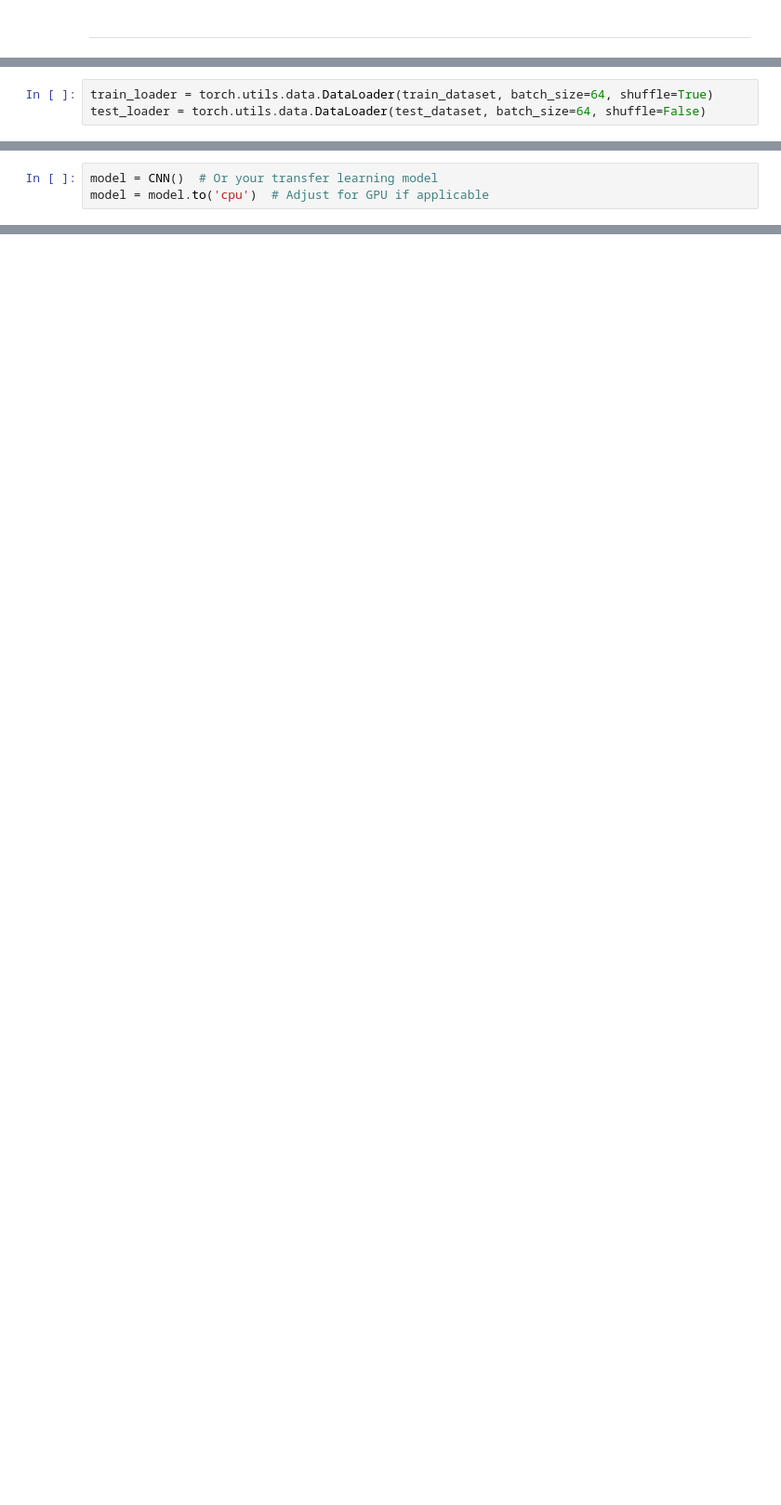
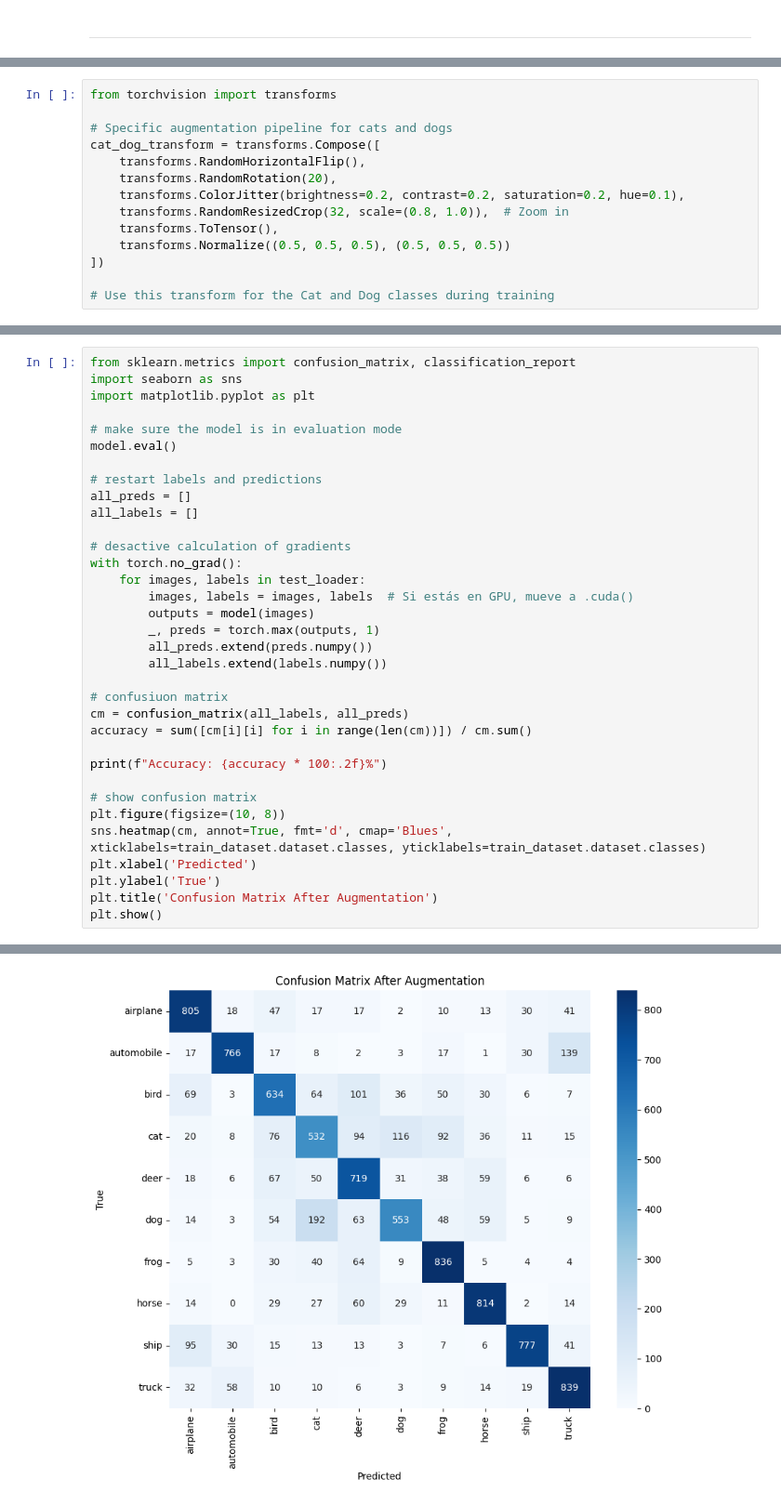
Before and after one commit to eagbdesign/Project-CNN---G3, a Jupyter notebook: Main.ipynb, the cells around one changed output, grey strips where cells are left out. Shown at 93% size. Cells and saved outputs as stored; diff of their text form; blank space fills up the shorter version.

```diff
--- a/Main.ipynb
+++ b/Main.ipynb
@@ -357,3 +295,0 @@ The data loader doesn’t require clearing if you’re using the same dataset. H
-# %%
-train_loader = torch.utils.data.DataLoader(train_dataset, batch_size=64, shuffle=True)
-test_loader = torch.utils.data.DataLoader(test_dataset, batch_size=64, shuffle=False)
@@ -490,3 +295,0 @@ optimizer = optim.Adam(model.parameters(), lr=1e-5)
-# %%
-model = CNN()  # Or your transfer learning model
-model = model.to('cpu')  # Adjust for GPU if applicable
@@ -565,0 +314,14 @@ print(confusion_matrix(all_labels, all_preds))
+# %%
+from torchvision import transforms
+
+# Specific augmentation pipeline for cats and dogs
+cat_dog_transform = transforms.Compose([
+    transforms.RandomHorizontalFlip(),
+    transforms.RandomRotation(20),
+    transforms.ColorJitter(brightness=0.2, contrast=0.2, saturation=0.2, hue=0.1),
+    transforms.RandomResizedCrop(32, scale=(0.8, 1.0)),  # Zoom in
+    transforms.ToTensor(),
+    transforms.Normalize((0.5, 0.5, 0.5), (0.5, 0.5, 0.5))
+])
+
+# Use this transform for the Cat and Dog classes during training
@@ -565,0 +389,35 @@ print(confusion_matrix(all_labels, all_preds))
+# %%
+from sklearn.metrics import confusion_matrix, classification_report
+import seaborn as sns
+import matplotlib.pyplot as plt
+
+# make sure the model is in evaluation mode
+model.eval()
+
+# restart labels and predictions
+all_preds = []
+all_labels = []
+
+# desactive calculation of gradients
+with torch.no_grad():
+    for images, labels in test_loader:
+        images, labels = images, labels  # Si estás en GPU, mueve a .cuda()
+        outputs = model(images)
+        _, preds = torch.max(outputs, 1)
+        all_preds.extend(preds.numpy())
+        all_labels.extend(labels.numpy())
+
+# confusiuon matrix
+cm = confusion_matrix(all_labels, all_preds)
+accuracy = sum([cm[i][i] for i in range(len(cm))]) / cm.sum()
+
+print(f"Accuracy: {accuracy * 100:.2f}%")
+
+# show confusion matrix
+plt.figure(figsize=(10, 8))
+sns.heatmap(cm, annot=True, fmt='d', cmap='Blues', xticklabels=train_dataset.dataset.classes, yticklabels=train_dataset.dataset.classes)
+plt.xlabel('Predicted')
+plt.ylabel('True')
+plt.title('Confusion Matrix After Augmentation')
+plt.show()
+# %% [output]
@@ -565,0 +425 @@ print(confusion_matrix(all_labels, all_preds))
+[figure, added]
```
Also changed, not shown: parts of 61 cells of this notebook.
